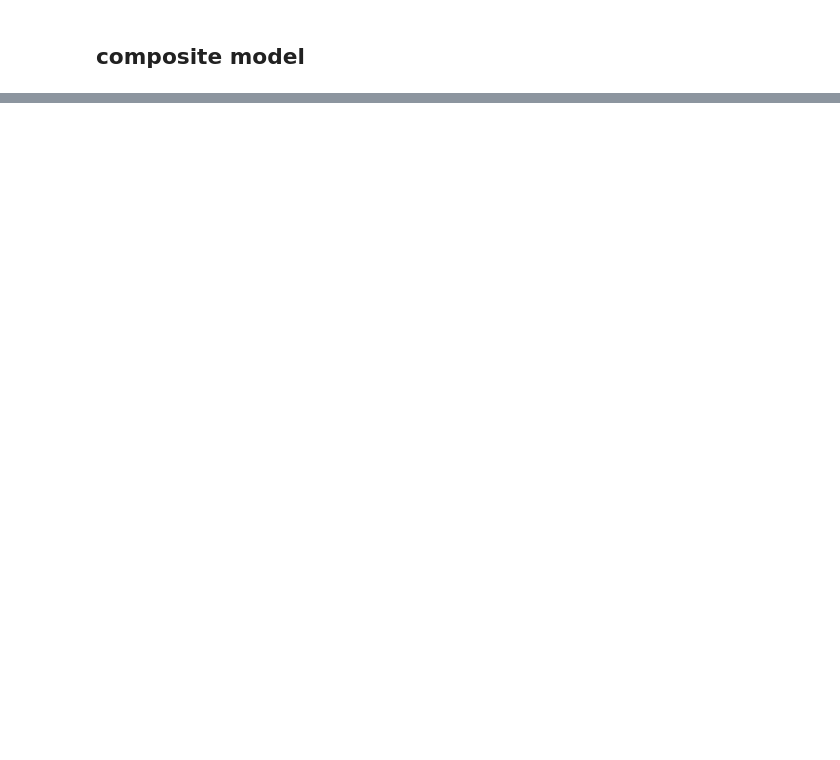
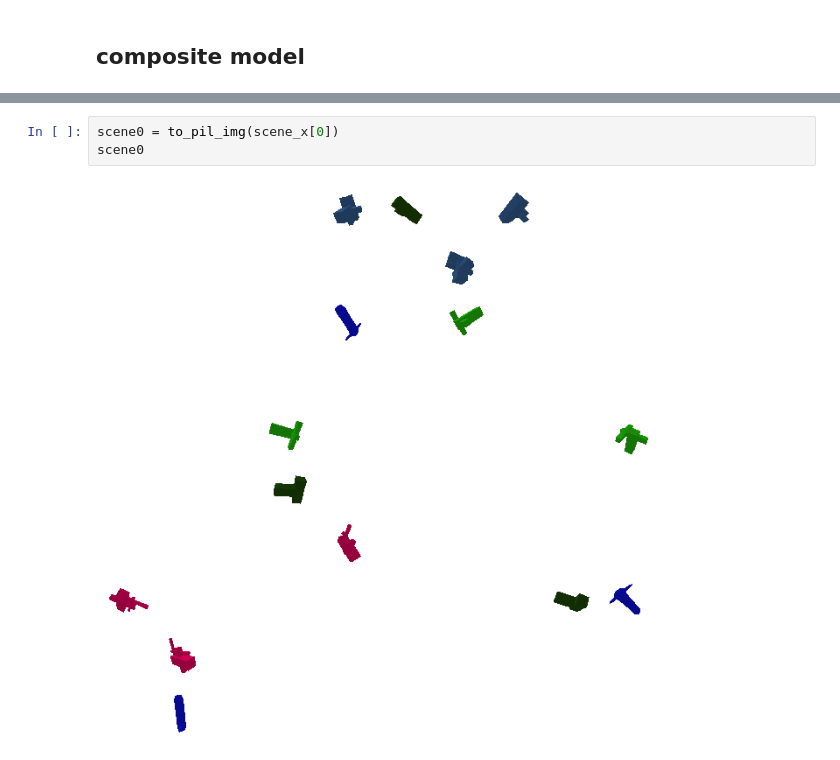
Before and after one commit to matpalm/yolz, a Jupyter notebook: prototype_v3.ipynb, the cells around one changed output, grey strips where cells are left out. Saved outputs shown, nothing was run; the diff lists cells and outputs as text; blank space fills up the shorter version.

```diff
--- a/prototype_v3.ipynb
+++ b/prototype_v3.ipynb
@@ -648,0 +525,5 @@ next we get things working on a batch of these examples
+# %%
+scene0 = to_pil_img(scene_x[0])
+scene0
+# %% [output]
+[figure, added]
```
Also changed, not shown: parts of 25 cells of this notebook, 4 other files.
